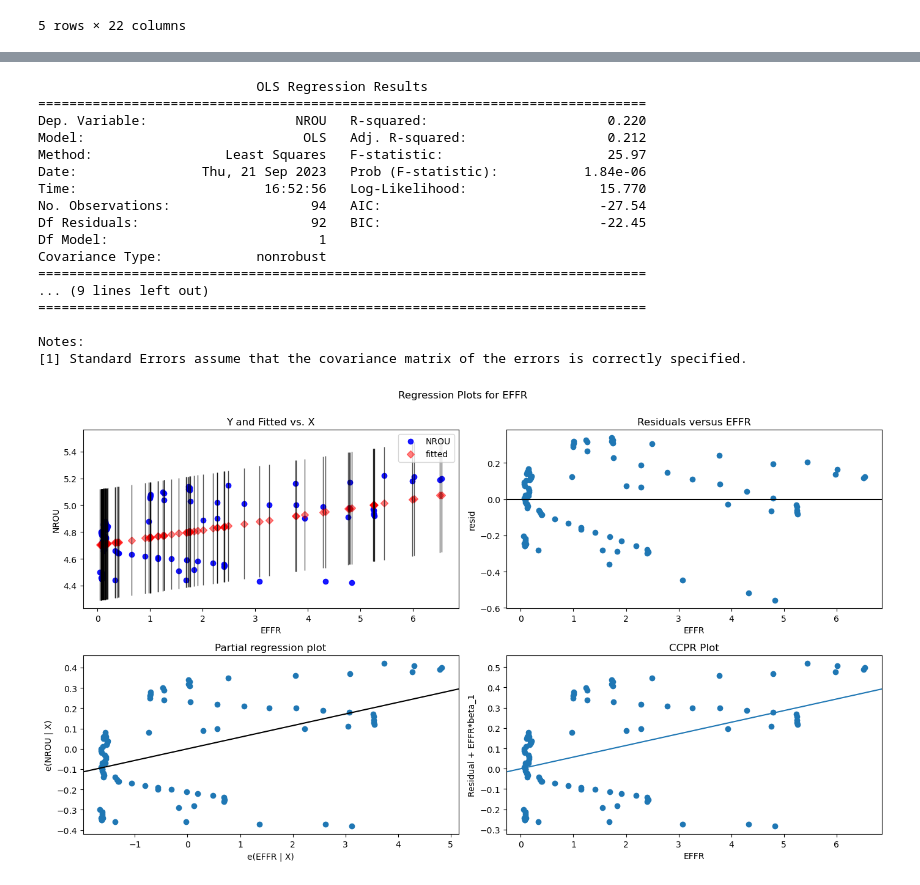
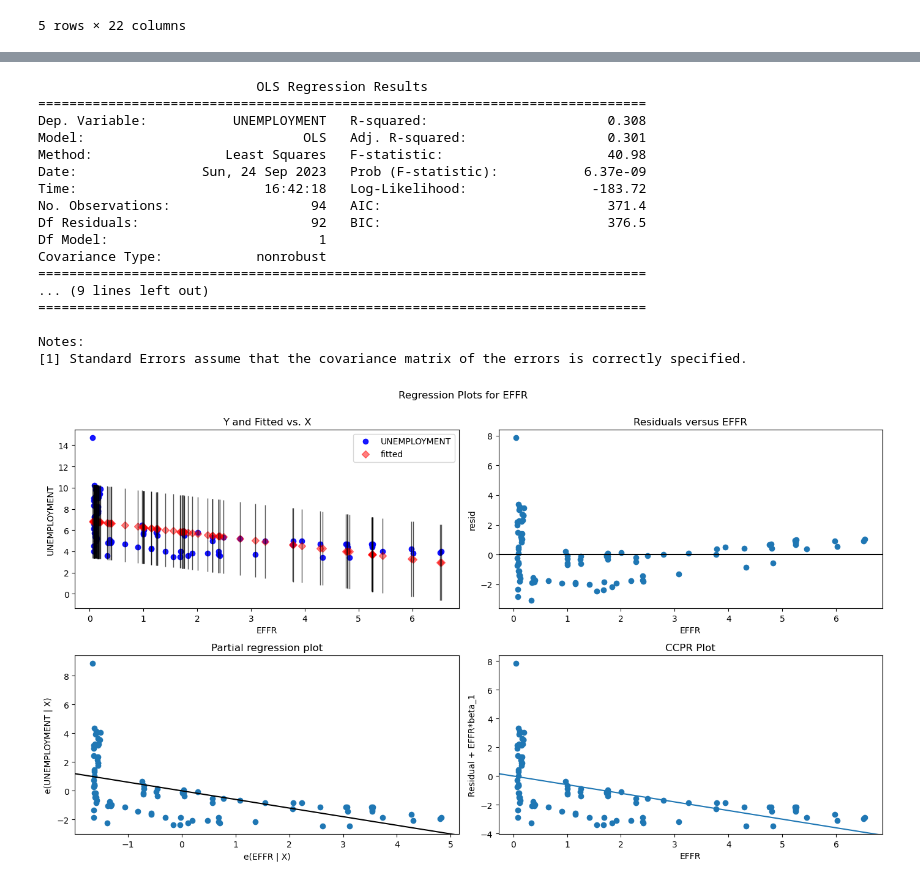
Before and after one commit to himalayahall/DATA608, a Jupyter notebook: Story 2/Story2.ipynb, the cells around one changed output, grey strips where cells are left out. Cells and saved outputs as stored; diff of their text form; code cells hidden in the pictures.

```diff
--- a/Story 2/Story2.ipynb
+++ b/Story 2/Story2.ipynb
@@ -168,38 +168,38 @@ Notes:
 [figure]
 # %%
 # fit simple linear regression model
-mod = ols('NROU ~ EFFR',
+mod = ols('UNEMPLOYMENT ~ EFFR',
                    data=merged).fit()
 
 # display model summary
 print(mod.summary())
 
 # modify figure size
 fig = plt.figure(figsize=(14, 8))
 
 # creating regression plots
 fig = sm.graphics.plot_regress_exog(mod,
                                     'EFFR',
                                     fig=fig)
 # %% [output]
                             OLS Regression Results
 ==============================================================================
-Dep. Variable:                   NROU   R-squared:                       0.220
-Model:                            OLS   Adj. R-squared:                  0.212
-Method:                 Least Squares   F-statistic:                     25.97
-Date:                Thu, 21 Sep 2023   Prob (F-statistic):           1.84e-06
-Time:                        16:52:56   Log-Likelihood:                 15.770
-No. Observations:                  94   AIC:                            -27.54
-Df Residuals:                      92   BIC:                            -22.45
+Dep. Variable:           UNEMPLOYMENT   R-squared:                       0.308
+Model:                            OLS   Adj. R-squared:                  0.301
+Method:                 Least Squares   F-statistic:                     40.98
+Date:                Sun, 24 Sep 2023   Prob (F-statistic):           6.37e-09
+Time:                        16:42:18   Log-Likelihood:                -183.72
+No. Observations:                  94   AIC:                             371.4
+Df Residuals:                      92   BIC:                             376.5
 Df Model:                           1
 Covariance Type:            nonrobust
 ==============================================================================
 ... (9 lines left out)
 ==============================================================================
 
 Notes:
 [1] Standard Errors assume that the covariance matrix of the errors is correctly specified.
-[figure, old version]
+[figure, new version]
 # %%
 output_notebook()
 curdoc().theme = 'dark_minimal'
```
Also changed, not shown: parts of 3 cells of this notebook, 4 other files.
